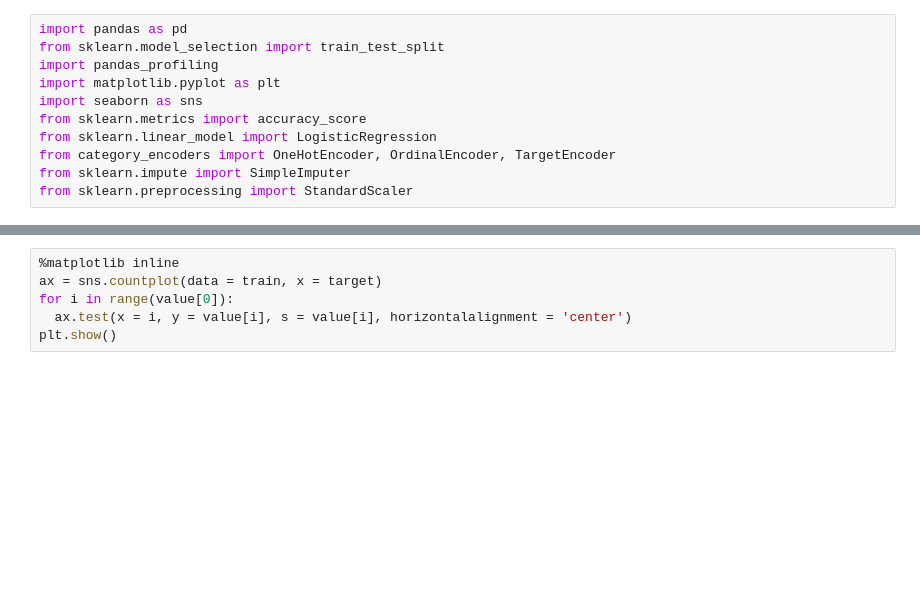
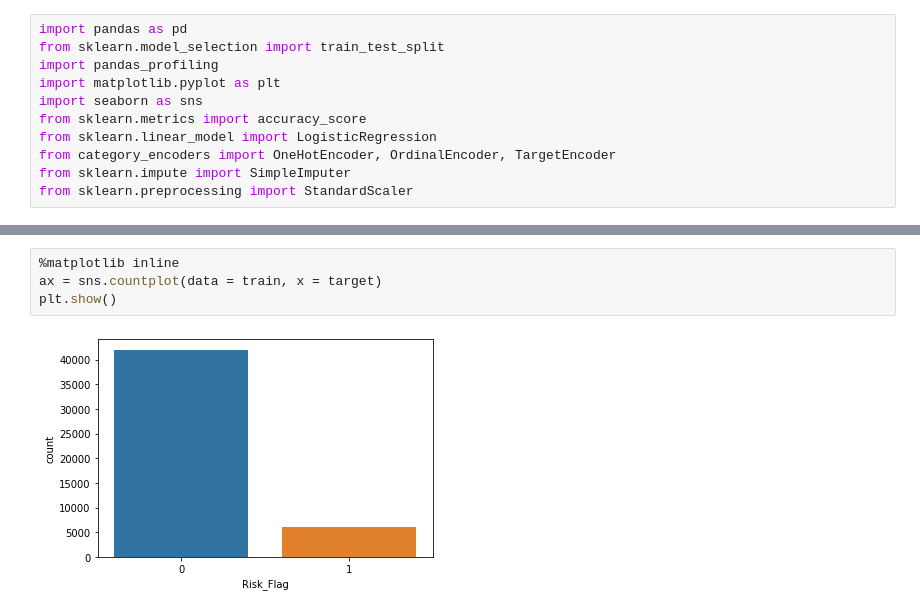
Before and after one commit to hwon-n/section2_project, a Jupyter notebook: section2_project.ipynb, the cells around one changed output, grey strips where cells are left out. Cells and saved outputs as stored; diff of their text form; blank space fills up the shorter version.

```diff
--- a/section2_project.ipynb
+++ b/section2_project.ipynb
@@ -45,6 +116,6 @@ value[0]
 # %%
 %matplotlib inline
 ax = sns.countplot(data = train, x = target)
-for i in range(value[0]):
-  ax.test(x = i, y = value[i], s = value[i], horizontalalignment = 'center')
 plt.show()
+# %% [output]
+[figure, added]
```
Also changed, not shown: parts of 11 cells of this notebook.
